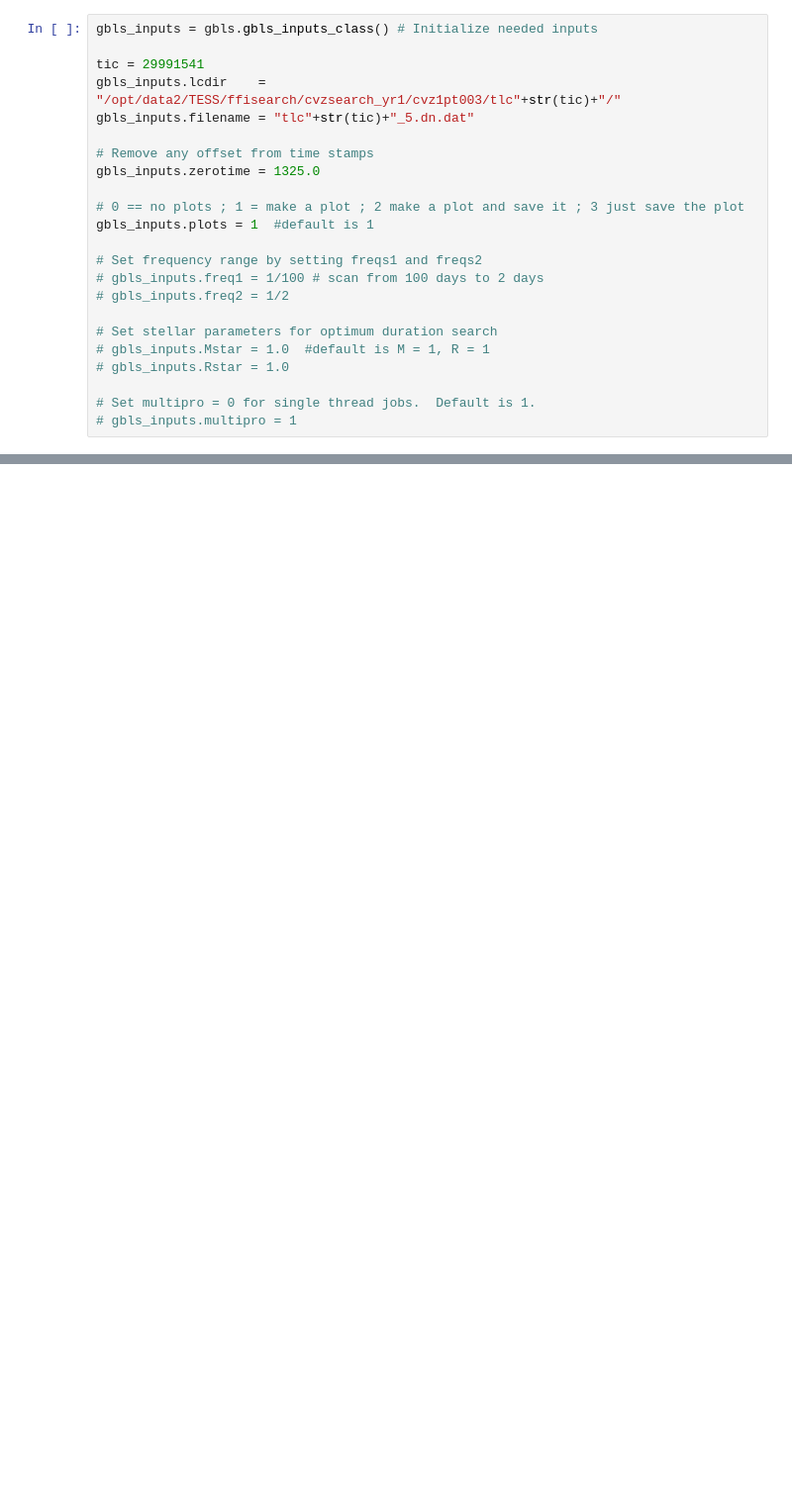
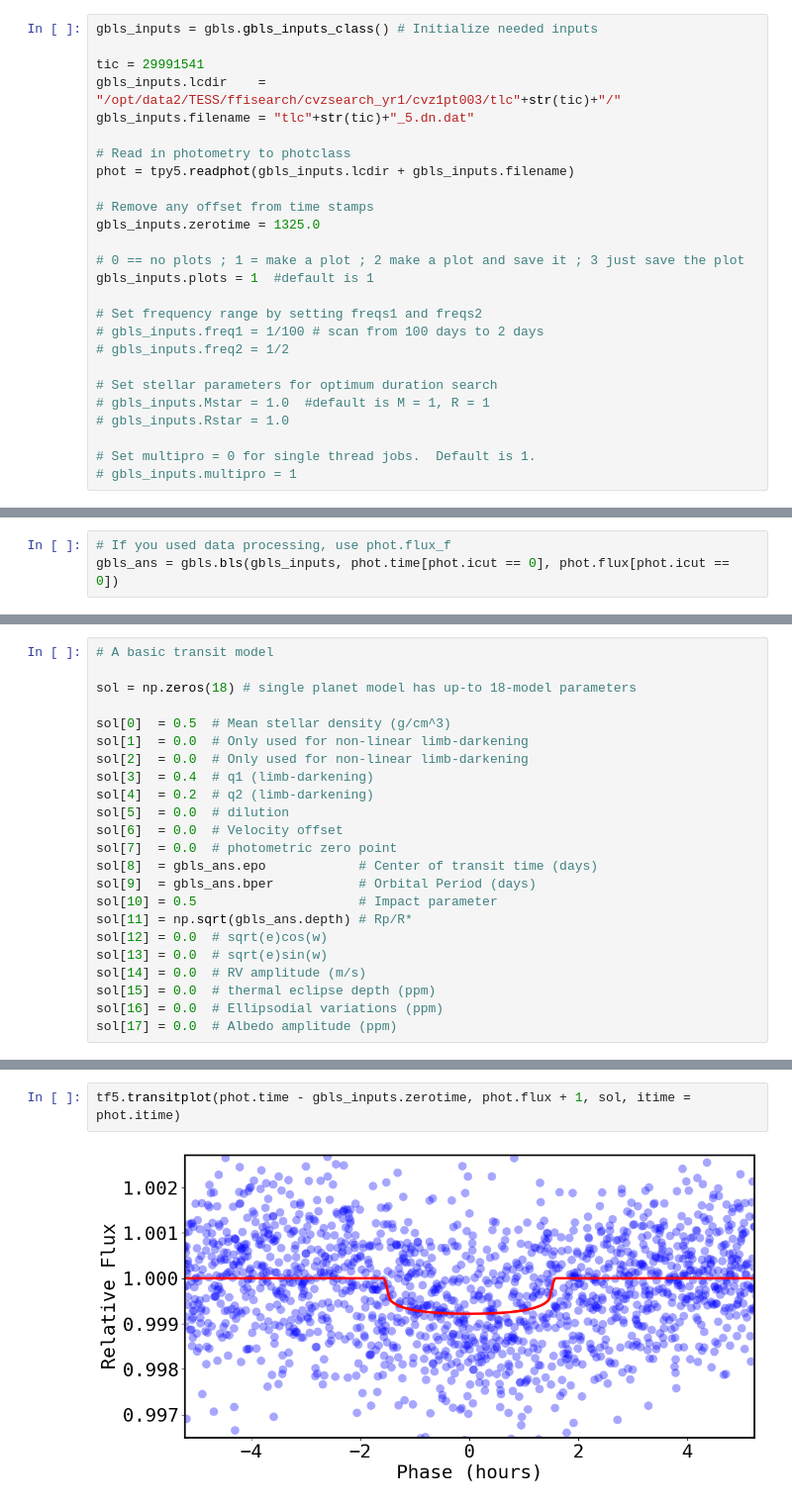
Before and after one commit to royalexis/bls_cuda, a Jupyter notebook: bls_cpu.ipynb, the cells around one changed output, grey strips where cells are left out. Shown at 99% size. Cells and saved outputs as stored; diff of their text form; blank space fills up the shorter version.

Commit message:
Adding data processing and transit model work

```diff
--- a/bls_cpu.ipynb
+++ b/bls_cpu.ipynb
@@ -7,6 +8,9 @@ gbls_inputs = gbls.gbls_inputs_class() # Initialize needed inputs
 tic = 29991541
 gbls_inputs.lcdir    = "/opt/data2/TESS/ffisearch/cvzsearch_yr1/cvz1pt003/tlc"+str(tic)+"/"
 gbls_inputs.filename = "tlc"+str(tic)+"_5.dn.dat"
+
+# Read in photometry to photclass
+phot = tpy5.readphot(gbls_inputs.lcdir + gbls_inputs.filename)
 
 # Remove any offset from time stamps
 gbls_inputs.zerotime = 1325.0
@@ -32,0 +49,3 @@ nstep:  129976
+# %%
+# If you used data processing, use phot.flux_f
+gbls_ans = gbls.bls(gbls_inputs, phot.time[phot.icut == 0], phot.flux[phot.icut == 0])
@@ -32,0 +95,23 @@ nstep:  129976
+# %%
+# A basic transit model
+
+sol = np.zeros(18) # single planet model has up-to 18-model parameters
+
+sol[0]  = 0.5  # Mean stellar density (g/cm^3)
+sol[1]  = 0.0  # Only used for non-linear limb-darkening
+sol[2]  = 0.0  # Only used for non-linear limb-darkening
+sol[3]  = 0.4  # q1 (limb-darkening)
+sol[4]  = 0.2  # q2 (limb-darkening)
+sol[5]  = 0.0  # dilution
+sol[6]  = 0.0  # Velocity offset
+sol[7]  = 0.0  # photometric zero point
+sol[8]  = gbls_ans.epo            # Center of transit time (days)
+sol[9]  = gbls_ans.bper           # Orbital Period (days)
+sol[10] = 0.5                     # Impact parameter
+sol[11] = np.sqrt(gbls_ans.depth) # Rp/R*
+sol[12] = 0.0  # sqrt(e)cos(w)
+sol[13] = 0.0  # sqrt(e)sin(w)
+sol[14] = 0.0  # RV amplitude (m/s)
+sol[15] = 0.0  # thermal eclipse depth (ppm)
+sol[16] = 0.0  # Ellipsodial variations (ppm)
+sol[17] = 0.0  # Albedo amplitude (ppm)
@@ -32,0 +126,4 @@ nstep:  129976
+# %%
+tf5.transitplot(phot.time - gbls_inputs.zerotime, phot.flux + 1, sol, itime = phot.itime)
+# %% [output]
+[figure, added]
```
Also changed, not shown: parts of 13 cells of this notebook, 46 other files.
